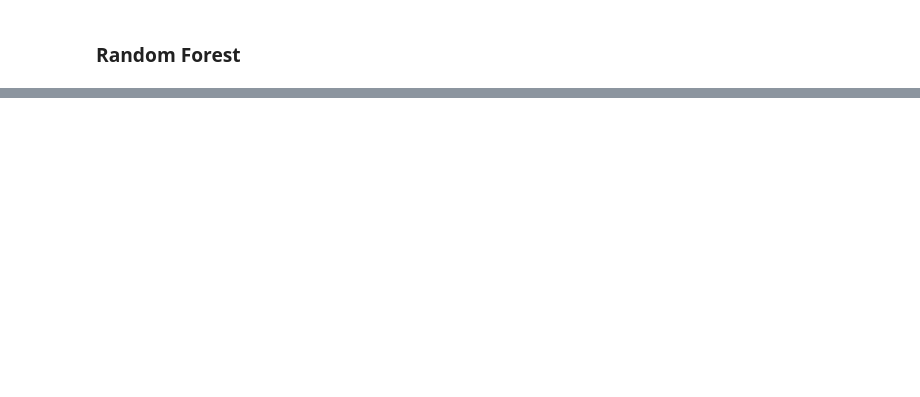
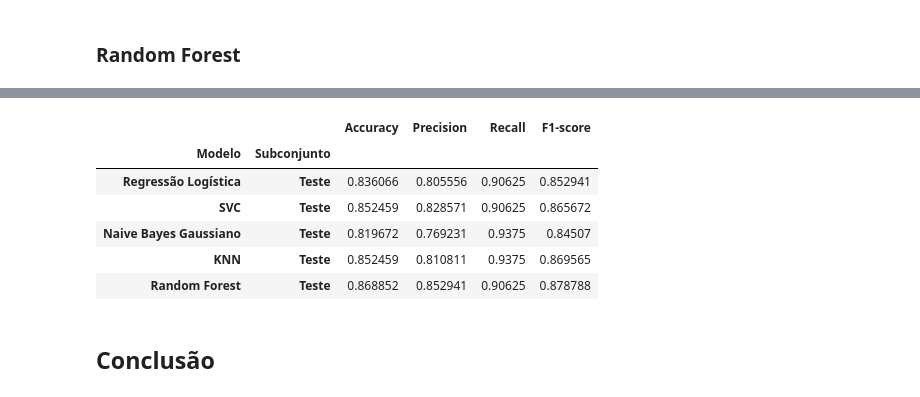
Before and after one commit to pedroernesto00/CK0223---Mineracao-de-Dados, a Jupyter notebook: Trabalho 2/Classificação - Ataque Cardíaco.ipynb, the cells around one changed output, grey strips where cells are left out. Cells and saved outputs as stored; diff of their text form; code cells hidden in the pictures; blank space fills up the shorter version.

```diff
--- a/Trabalho 2/Classificação - Ataque Cardíaco.ipynb
+++ b/Trabalho 2/Classificação - Ataque Cardíaco.ipynb
@@ -177,0 +249,42 @@ skplt.metrics.plot_confusion_matrix(y_test, y_pred)
+# %%
+metrics_df = pd.DataFrame(None)
+estimators = ['Regressão Logística', 'SVC', 'Naive Bayes Gaussiano','KNN', 'Random Forest']
+predictions_test = [lr_pred_test, knn_pred_test, svc_pred_test,
+                    rf_pred_test, gnb_pred_test]
+# predictions_train = [lr_pred_train, knn_pred_train, svc_pred_train,
+#                      rf_pred_train, gnb_pred_train]
+
+i = 0
+for test in predictions_test:
+    accuracy = accuracy_score(y_test, test)
+    precision = precision_score(y_test, test)
+    recall = recall_score(y_test, test)
+    f1 = f1_score(y_test, test)
+
+    row = pd.DataFrame(['Teste', estimators[i], accuracy, precision, recall, f1]).T
+    metrics_df = pd.concat([metrics_df, row], ignore_index=True)
+    i += 1
+
+# i = 0
+# for train in predictions_train:
+#     accuracy = accuracy_score(y_train, train)
+#     precision = precision_score(y_train, train)
+#     recall = recall_score(y_train, train)
+#     f1 = f1_score(y_train, train)
+
+#     row = pd.DataFrame(['Treino', estimators[i], accuracy, precision, recall, f1]).T
+#     metrics_df = pd.concat([metrics_df, row], ignore_index=True)
+#     i += 1
+
+metrics_df.columns = ['Subconjunto', 'Modelo', 'Accuracy', 'Precision', 'Recall', 'F1-score']
+metrics_df.set_index(['Modelo', 'Subconjunto'])
+# %% [output]
+|  |  | Accuracy | Precision | Recall | F1-score |
+| Modelo | Subconjunto |  |  |  |  |
+| Regressão Logística | Teste | 0.836066 | 0.805556 | 0.90625 | 0.852941 |
+| SVC | Teste | 0.852459 | 0.828571 | 0.90625 | 0.865672 |
+| Naive Bayes Gaussiano | Teste | 0.819672 | 0.769231 | 0.9375 | 0.84507 |
+| KNN | Teste | 0.852459 | 0.810811 | 0.9375 | 0.869565 |
+| Random Forest | Teste | 0.868852 | 0.852941 | 0.90625 | 0.878788 |
+# %% [markdown]
+## Conclusão
```
Also changed, not shown: parts of 43 cells of this notebook.
